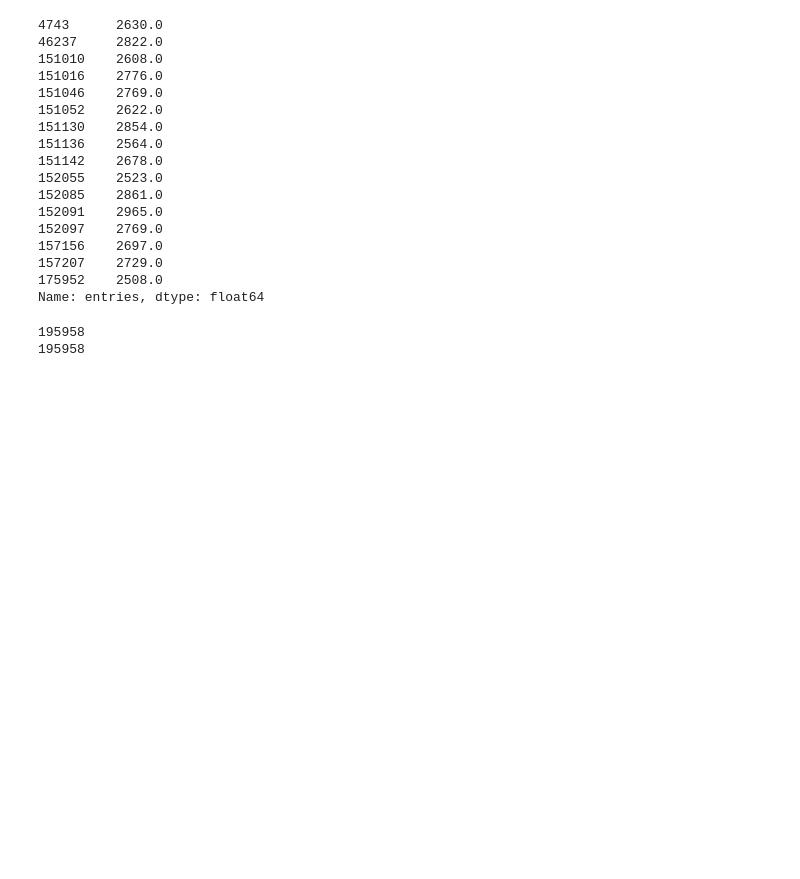
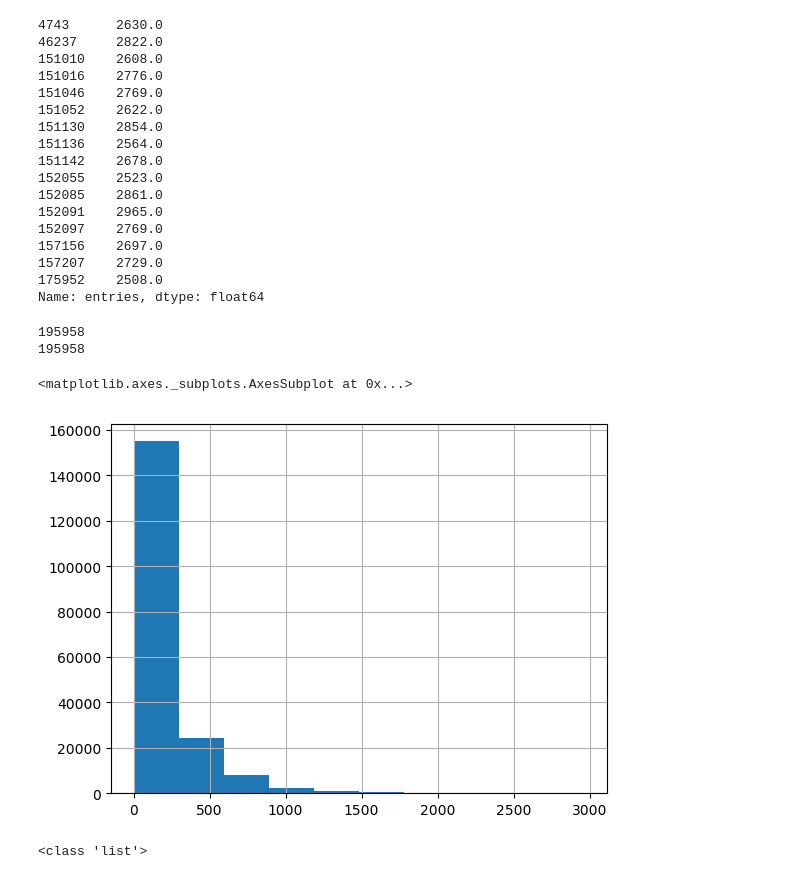
Before and after one commit to jonram91/MTAProject1, a Jupyter notebook: project_1_postBenson.ipynb, the cells around one changed output. Saved outputs shown, nothing was run; the diff lists cells and outputs as text; code cells hidden in the pictures; blank space fills up the shorter version.

```diff
--- a/project_1_postBenson.ipynb
+++ b/project_1_postBenson.ipynb
@@ -338,3 +371,8 @@ print(len(test))
 195958
 # %%
 test['hourly'] = testing2
+# %%
+test['hourly'].dropna().hist()
+# %% [output]
+<matplotlib.axes._subplots.AxesSubplot at 0x...>
+[figure, added]
@@ -340,0 +381,5 @@ test['hourly'] = testing2
+# %%
+x = list(x)
+print(type(x))
+# %% [output]
+<class 'list'>
```
Also changed, not shown: parts of 10 cells of this notebook.
